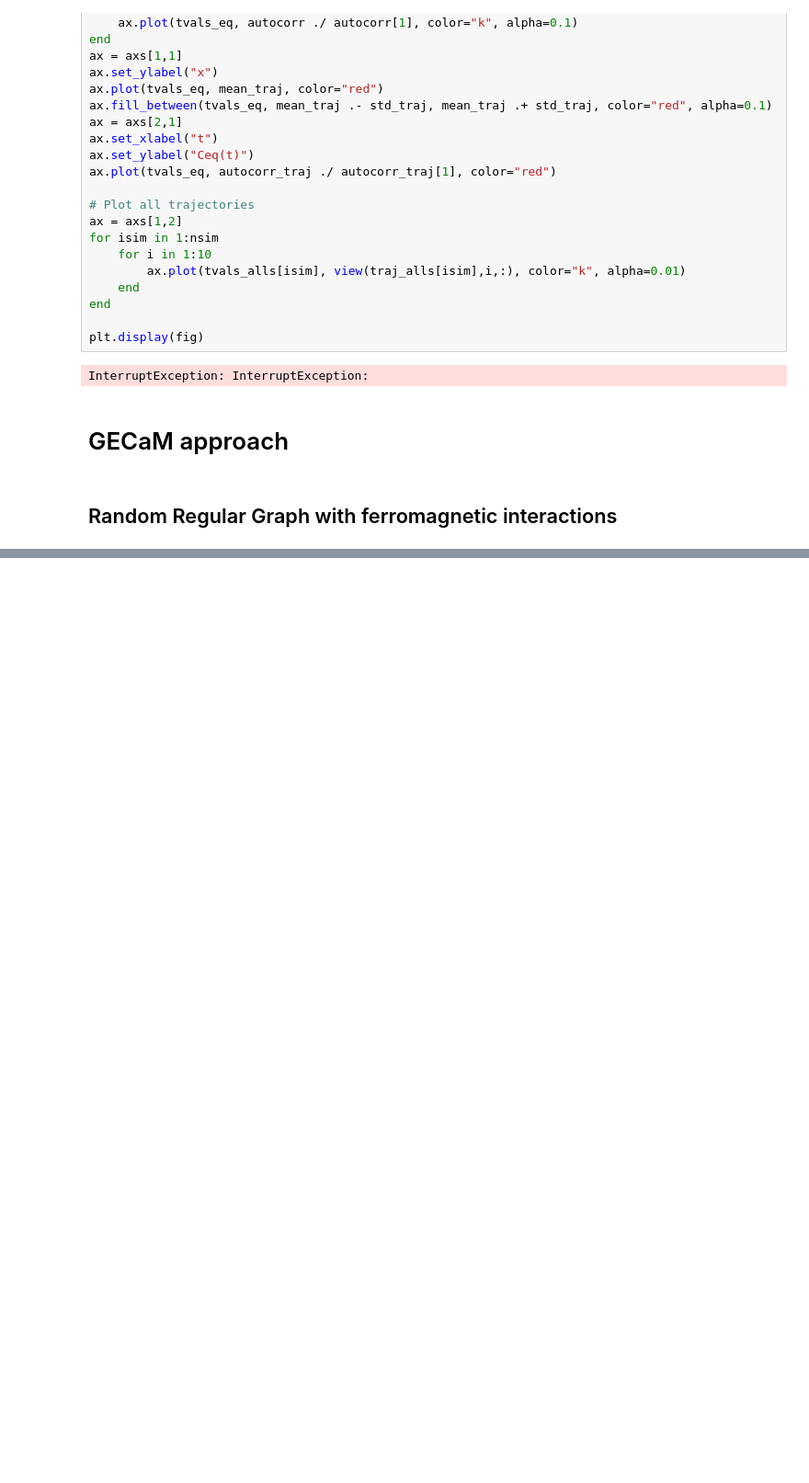
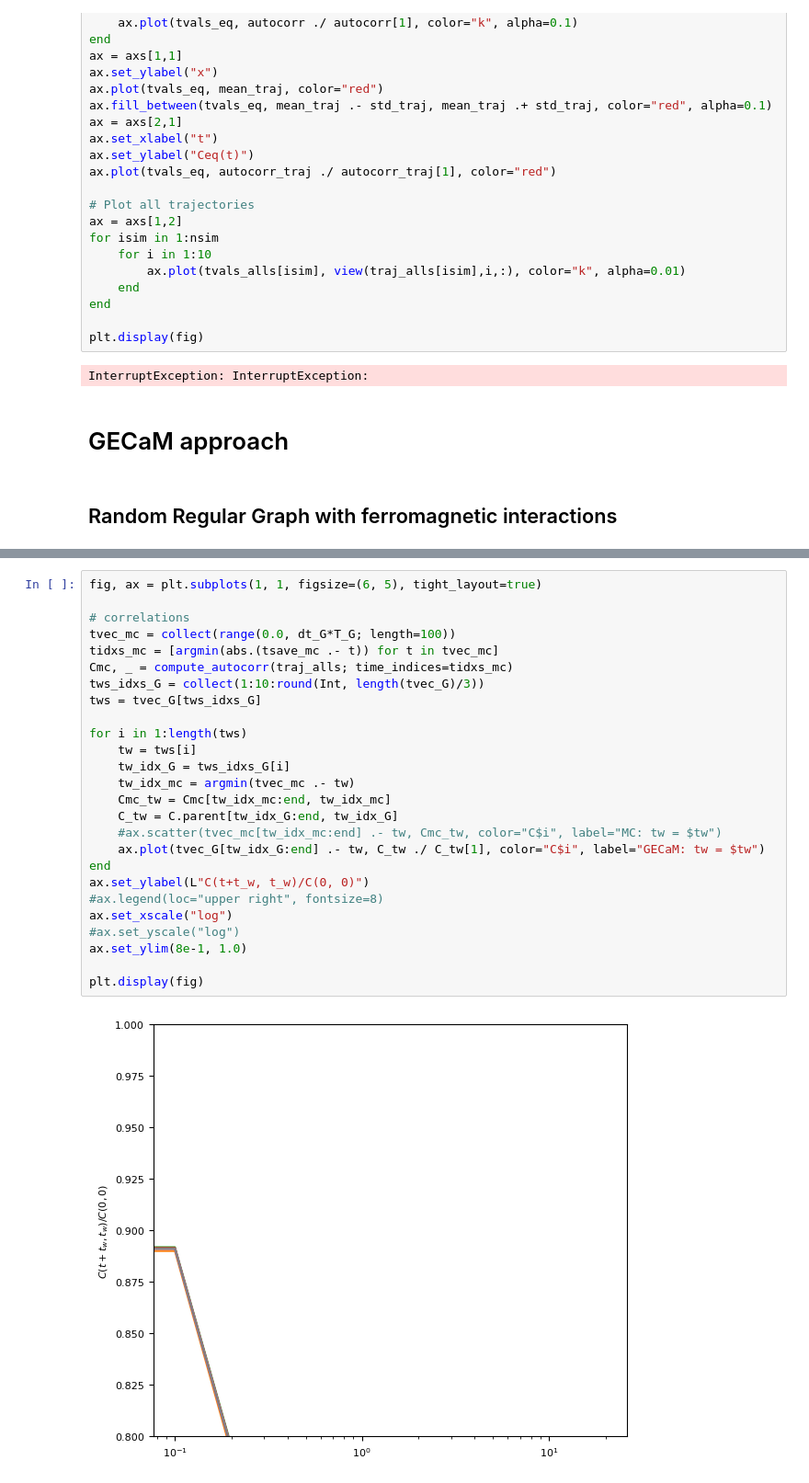
Before and after one commit to Mattiatarabolo/GaussianExpansionCavityMethod.jl, a Jupyter notebook: examples/linear_OrnteinUhlenbeck/test_transient.ipynb, the cells around one changed output, grey strips where cells are left out. Shown: that part at 92% size. Saved outputs shown, nothing was run; the diff lists cells and outputs as text; blank space fills up the shorter version.

```diff
--- a/examples/linear_OrnteinUhlenbeck/test_transient.ipynb
+++ b/examples/linear_OrnteinUhlenbeck/test_transient.ipynb
@@ -1347,0 +221,28 @@ jldsave("data/ER_Dis_Gauss/N-$(N)_K-$(K)_lam-$(lam)_D-$(D)_J-$(Int(J*K))_tmax-$(
+# %%
+fig, ax = plt.subplots(1, 1, figsize=(6, 5), tight_layout=true)
+
+# correlations
+tvec_mc = collect(range(0.0, dt_G*T_G; length=100))
+tidxs_mc = [argmin(abs.(tsave_mc .- t)) for t in tvec_mc]
+Cmc, _ = compute_autocorr(traj_alls; time_indices=tidxs_mc)
+tws_idxs_G = collect(1:10:round(Int, length(tvec_G)/3))
+tws = tvec_G[tws_idxs_G]
+
+for i in 1:length(tws)
+    tw = tws[i]
+    tw_idx_G = tws_idxs_G[i]
+    tw_idx_mc = argmin(tvec_mc .- tw)
+    Cmc_tw = Cmc[tw_idx_mc:end, tw_idx_mc]
+    C_tw = C.parent[tw_idx_G:end, tw_idx_G]
+    #ax.scatter(tvec_mc[tw_idx_mc:end] .- tw, Cmc_tw, color="C$i", label="MC: tw = $tw")
+    ax.plot(tvec_G[tw_idx_G:end] .- tw, C_tw ./ C_tw[1], color="C$i", label="GECaM: tw = $tw")
+end
+ax.set_ylabel(L"C(t+t_w, t_w)/C(0, 0)")
+#ax.legend(loc="upper right", fontsize=8)
+ax.set_xscale("log")
+#ax.set_yscale("log")
+ax.set_ylim(8e-1, 1.0)
+
+plt.display(fig)
+# %% [output]
+[figure, added]
```
Also changed, not shown: parts of 64 cells of this notebook, 7 other files.
